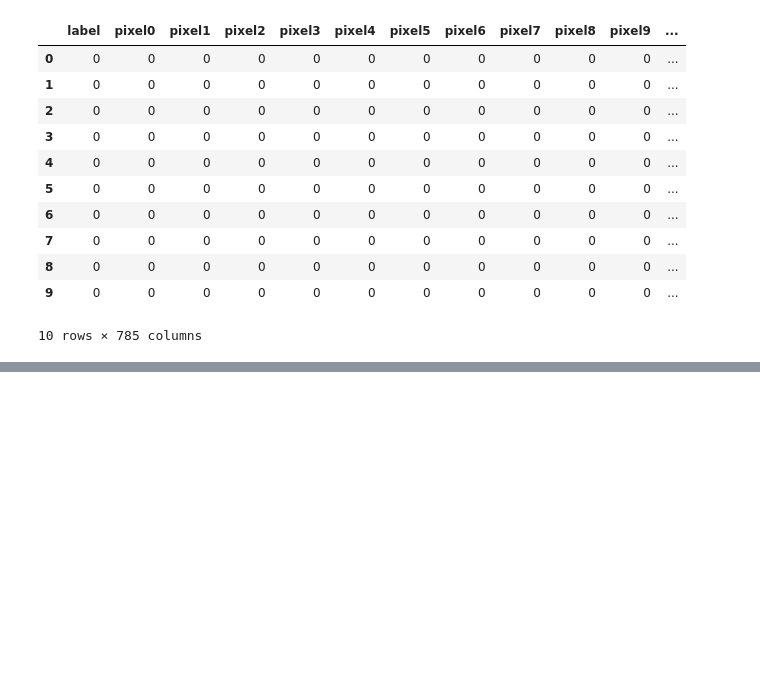
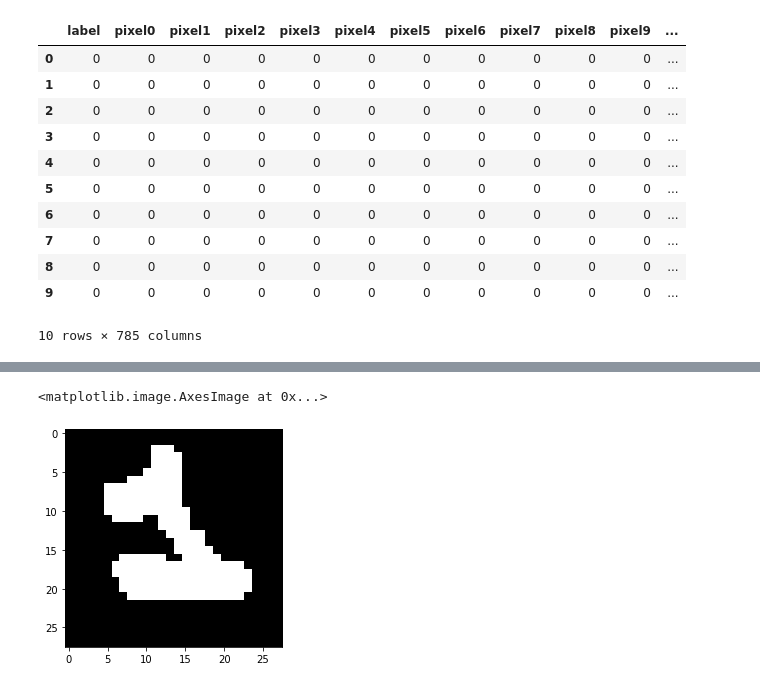
Before and after one commit to DaanMoura/AprendizadoDeMaquina, a Jupyter notebook: trabalho2/AM_Trab2.ipynb, the cells around one changed output, grey strips where cells are left out. Cells and saved outputs as stored; diff of their text form; code cells hidden in the pictures; blank space fills up the shorter version.

```diff
--- a/trabalho2/AM_Trab2.ipynb
+++ b/trabalho2/AM_Trab2.ipynb
@@ -51,0 +28,6 @@ def index_erode(index = 0, pandas_df = 0, threshold = 75, kernel_size = (2,2), k
+# %%
+numbers_df.drop(['label'], axis=1, inplace=True)
+# %%
+numbers_df['pixel783'] = 0
+numbers = numbers_df.to_numpy()
+len(numbers)
@@ -51,0 +36,15 @@ def index_erode(index = 0, pandas_df = 0, threshold = 75, kernel_size = (2,2), k
+# %%
+def to_binary(image):
+  out = image.copy()
+  for i in range(len(image)):
+    if (image[i] > 0):
+        out[i] = 255
+    else:
+        out[i] = 0
+  return out
+# %%
+bin_numbers = numbers.copy()
+for i in range(len(numbers)):
+  if i % 10000 == 0:
+    print('passando por ', i)
+  bin_numbers[i] = to_binary(numbers[i])
@@ -52,3 +59,8 @@ def index_erode(index = 0, pandas_df = 0, threshold = 75, kernel_size = (2,2), k
+# %%
+plt.imshow(bin_numbers[1586].reshape(28,28), cmap = 'gray')
+# %% [output]
+<matplotlib.image.AxesImage at 0x...>
+[figure, added]
 # %%
 plt.figure(figsize=[25, 25])
 for i in range (1, 11):
```
Also changed, not shown: parts of 11 cells of this notebook.
